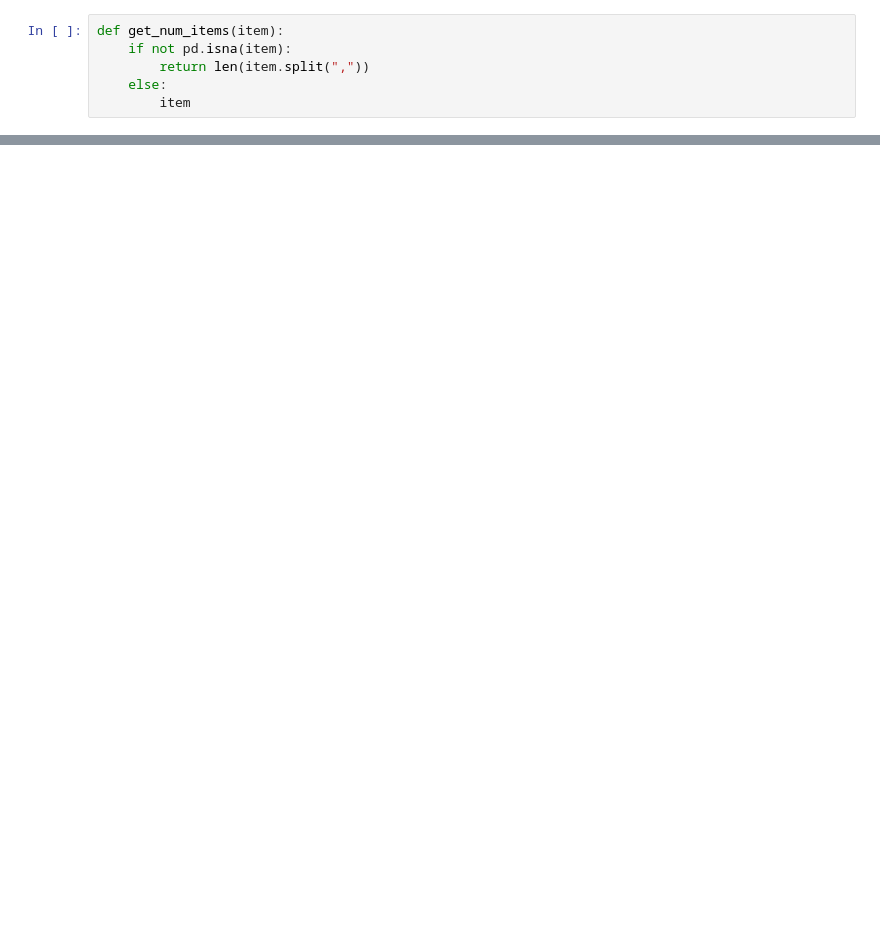
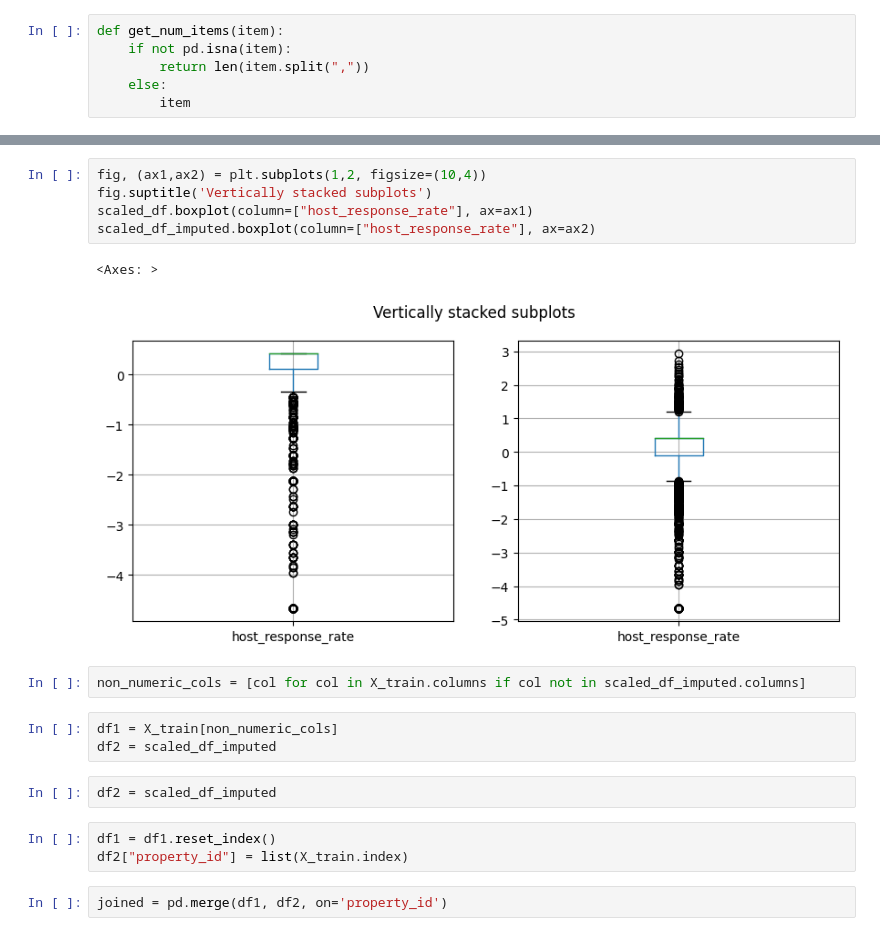
Before and after one commit to hovhannes-margaryan/advanced-business-analytics-ass1, a Jupyter notebook: experiments.ipynb, the cells around one changed output, grey strips where cells are left out. Cells and saved outputs as stored; diff of their text form; blank space fills up the shorter version.

```diff
--- a/experiments.ipynb
+++ b/experiments.ipynb
@@ -177,0 +196,20 @@ scaled_df.corr().style.background_gradient(cmap='coolwarm')
+# %%
+fig, (ax1,ax2) = plt.subplots(1,2, figsize=(10,4))
+fig.suptitle('Vertically stacked subplots')
+scaled_df.boxplot(column=["host_response_rate"], ax=ax1)
+scaled_df_imputed.boxplot(column=["host_response_rate"], ax=ax2)
+# %% [output]
+<Axes: >
+[figure, added]
+# %%
+non_numeric_cols = [col for col in X_train.columns if col not in scaled_df_imputed.columns]
+# %%
+df1 = X_train[non_numeric_cols]
+df2 = scaled_df_imputed
+# %%
+df2 = scaled_df_imputed
+# %%
+df1 = df1.reset_index()
+df2["property_id"] = list(X_train.index)
+# %%
+joined = pd.merge(df1, df2, on='property_id')
```
Also changed, not shown: parts of 46 cells of this notebook.
